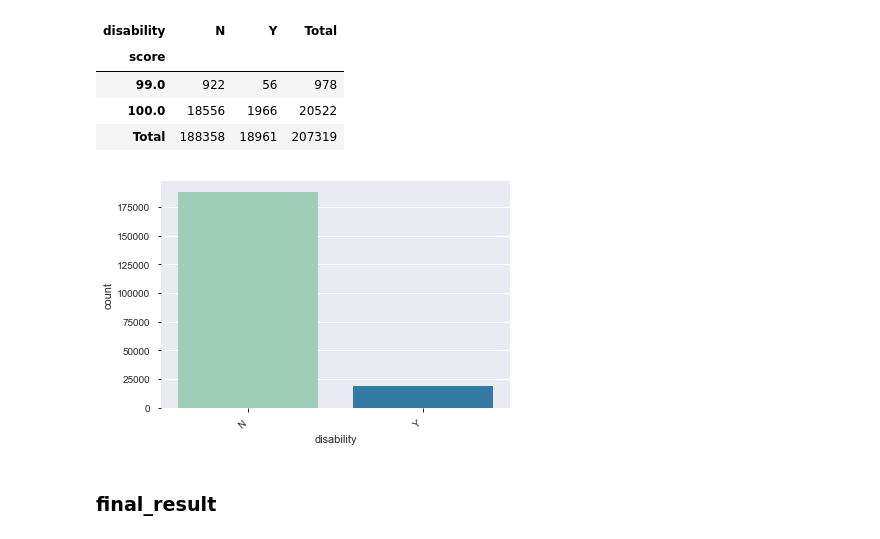
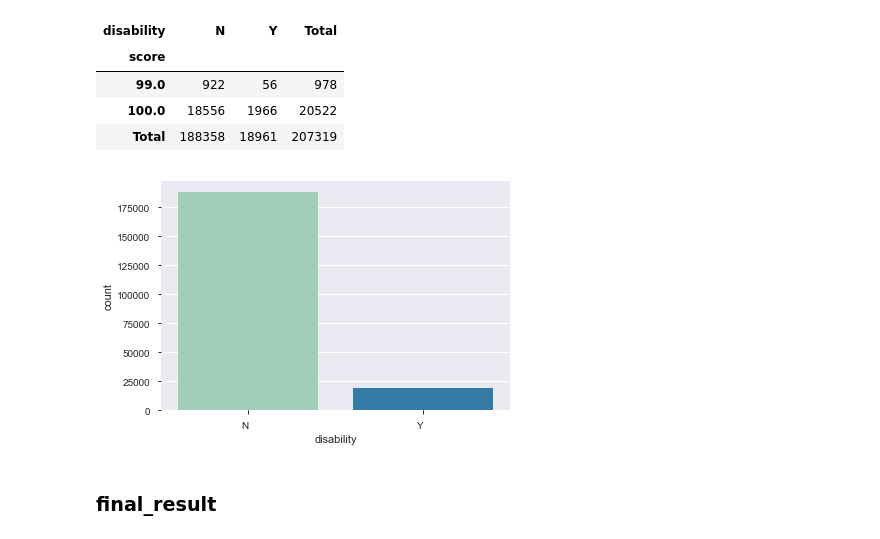
Before and after one commit to ljg-old/OULAD_Project, a Jupyter notebook: 2_Pre-processing & EDA.ipynb, the cells around one changed output. Saved outputs shown, nothing was run; the diff lists cells and outputs as text; code cells hidden in the pictures.

```diff
--- a/2_Pre-processing & EDA.ipynb
+++ b/2_Pre-processing & EDA.ipynb
@@ -416,11 +416,11 @@ display(crossdi.tail(3))
 # %%
 ax = sns.countplot(x="disability", data=data, palette='YlGnBu')
 
-ax.set_xticklabels(ax.get_xticklabels(), rotation=40, ha="right")
+ax.set_xticklabels(ax.get_xticklabels(), ha="right")
 plt.tight_layout()
 plt.show()
 # %% [output]
-[figure, old version]
+[figure, new version]
 # %% [markdown]
 ### final_result
 # %%
```
Also changed, not shown: parts of 17 cells of this notebook, 7 other files.
